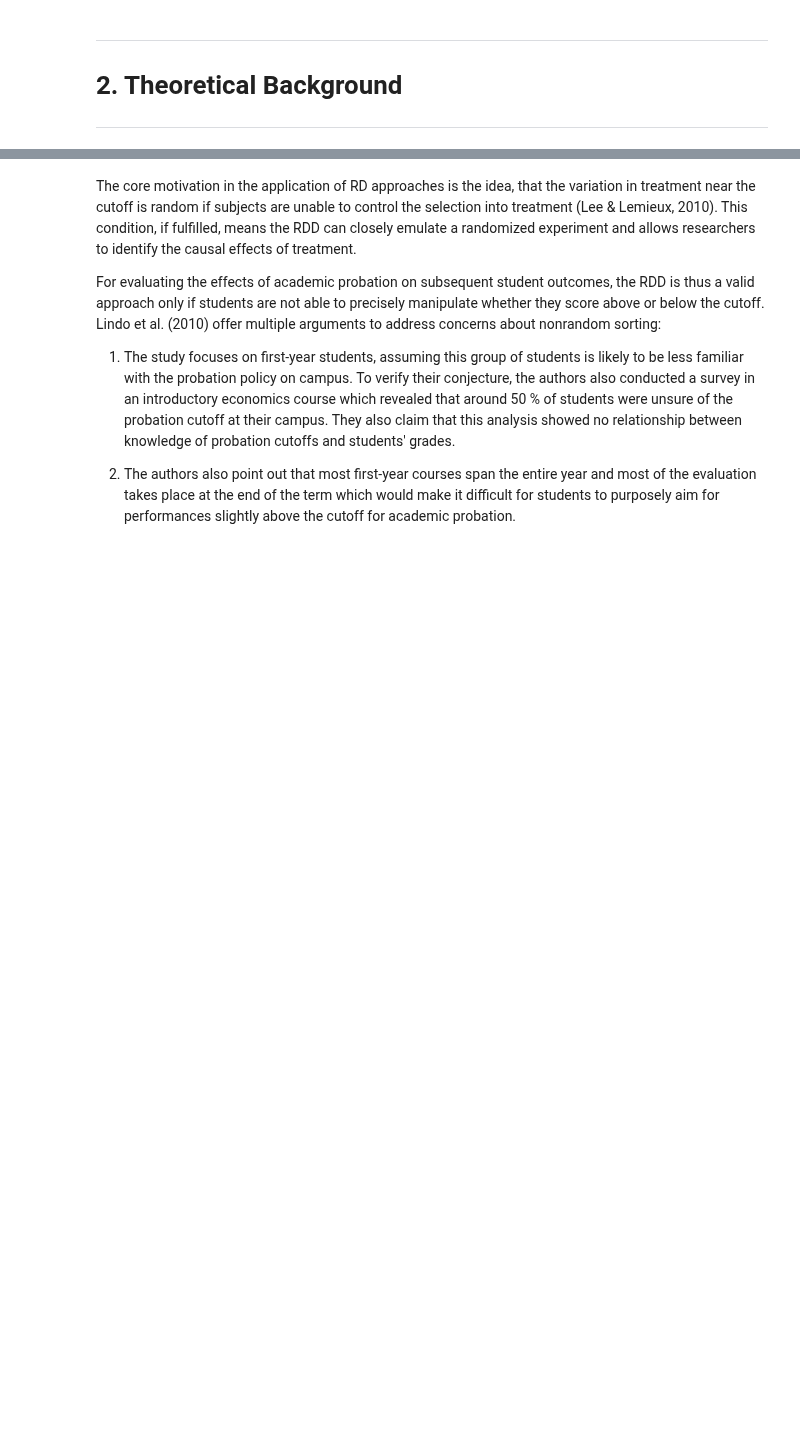
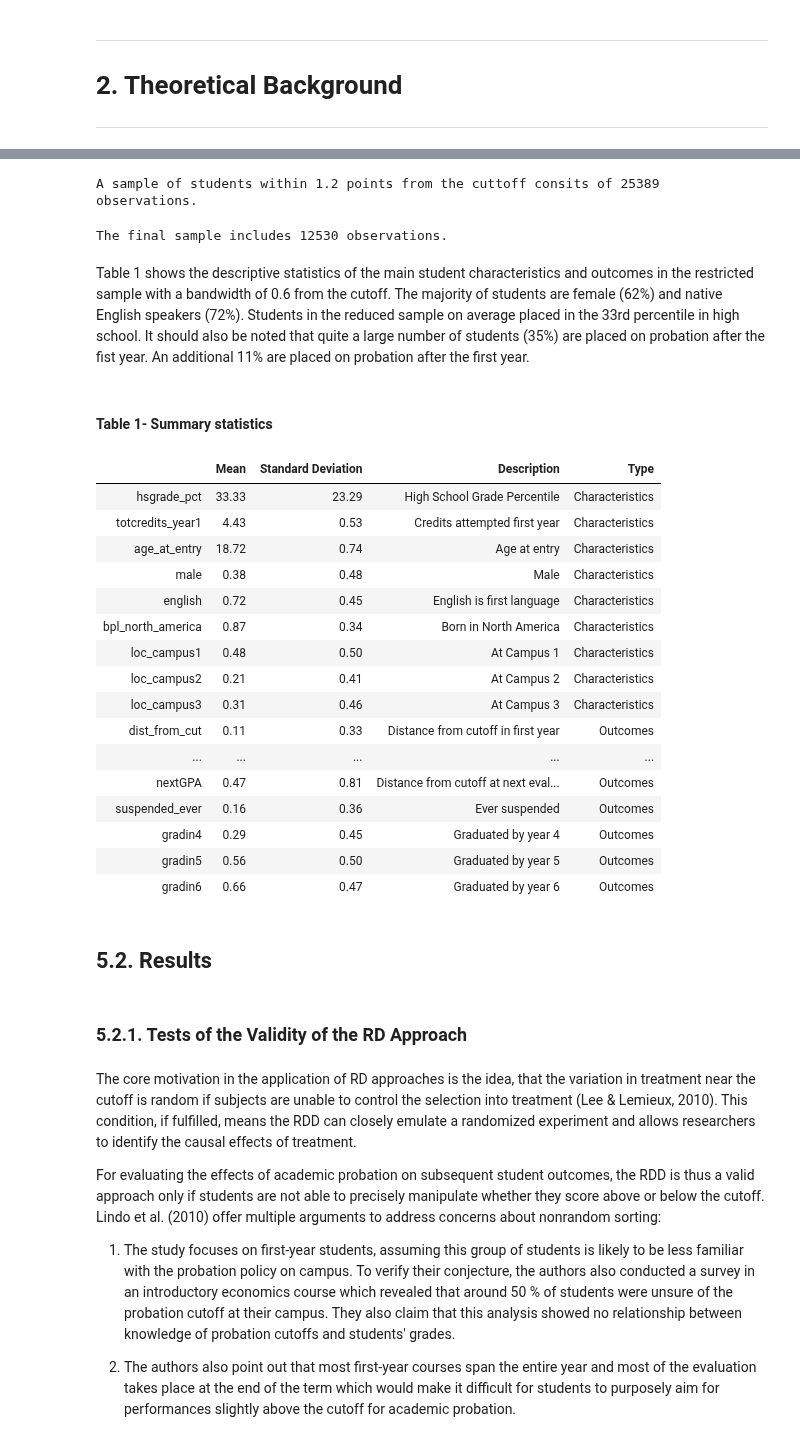
Before and after one commit to aysuavci/ose-data-science-course-project-aysuavci, a Jupyter notebook: example_project.ipynb, the cells around one changed output, grey strips where cells are left out. Drawn from its saved outputs; the diff is of its cells as text; code cells hidden in the pictures; blank space fills up the shorter version.

```diff
--- a/example_project.ipynb
+++ b/example_project.ipynb
@@ -74,3 +155,45 @@ Data Setup
+# %%
+# Reduce sample to students within 1.2 points from cutoff.
+sample12 = data[abs(data['dist_from_cut']) < 1.2]
+sample12.reset_index(inplace=True)
+print("A sample of students within 1.2 points from the cuttoff consits of", len(sample12), "observations.")
+# %% [output]
+A sample of students within 1.2 points from the cuttoff consits of 25389 observations.
+# %%
+# Reduce sample to students within 0.6 points from cutoff.
+sample06 = data[abs(data['dist_from_cut']) < 0.6]
+sample06.reset_index(inplace=True)
+print("The final sample includes", len(sample06), "observations.")
+# %% [output]
+The final sample includes 12530 observations.
+# %% [markdown]
+Table 1 shows the descriptive statistics of the main student characteristics and outcomes in the restricted sample with a bandwidth of 0.6 from the cutoff. The majority of students are female (62%) and native English speakers (72%). Students in the reduced sample on average placed in the 33rd percentile in high school. It should also be noted that quite a large number of students (35%) are placed on probation after the fist year. An additional 11% are placed on probation after the first year.
+# %% [markdown]
+#### Table 1- Summary statistics
+# %%
+create_table1(sample06)
+# %% [output]
+|  | Mean | Standard Deviation | Description | Type |
+| hsgrade_pct | 33.33 | 23.29 | High School Grade Percentile | Characteristics |
+| totcredits_year1 | 4.43 | 0.53 | Credits attempted first year | Characteristics |
+| age_at_entry | 18.72 | 0.74 | Age at entry | Characteristics |
+| male | 0.38 | 0.48 | Male | Characteristics |
+| english | 0.72 | 0.45 | English is first language | Characteristics |
+| bpl_north_america | 0.87 | 0.34 | Born in North America | Characteristics |
+| loc_campus1 | 0.48 | 0.50 | At Campus 1 | Characteristics |
+| loc_campus2 | 0.21 | 0.41 | At Campus 2 | Characteristics |
+| loc_campus3 | 0.31 | 0.46 | At Campus 3 | Characteristics |
+| dist_from_cut | 0.11 | 0.33 | Distance from cutoff in first year | Outcomes |
+| ... | ... | ... | ... | ... |
+| nextGPA | 0.47 | 0.81 | Distance from cutoff at next eval... | Outcomes |
+| suspended_ever | 0.16 | 0.36 | Ever suspended | Outcomes |
+| gradin4 | 0.29 | 0.45 | Graduated by year 4 | Outcomes |
+| gradin5 | 0.56 | 0.50 | Graduated by year 5 | Outcomes |
+| gradin6 | 0.66 | 0.47 | Graduated by year 6 | Outcomes |
+# %% [markdown]
+##  5.2. Results
+# %% [markdown]
+### 5.2.1. Tests of the Validity of the RD Approach
 # %% [markdown]
 The core motivation in the application of RD approaches is the idea, that the variation in treatment near the cutoff is random if subjects are unable to control the selection into treatment (Lee & Lemieux, 2010). This condition, if fulfilled, means the RDD can closely emulate a randomized experiment and allows researchers to identify the causal effects of treatment.
 
```
Also changed, not shown: parts of 13 cells of this notebook.
